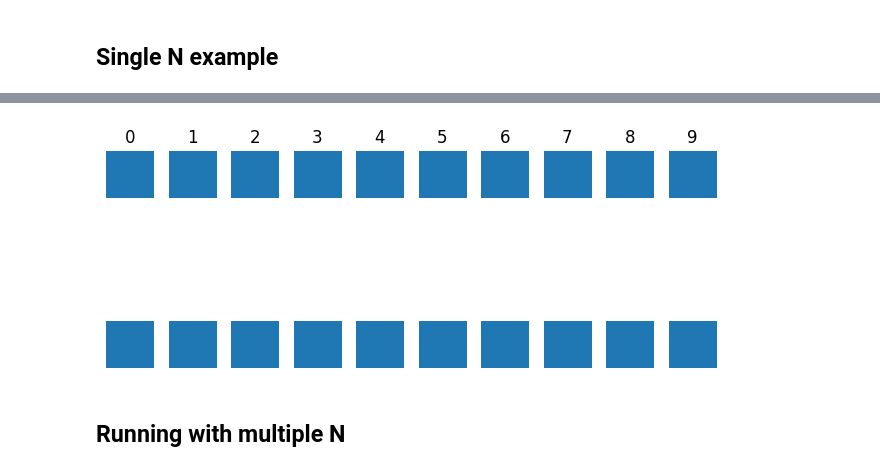
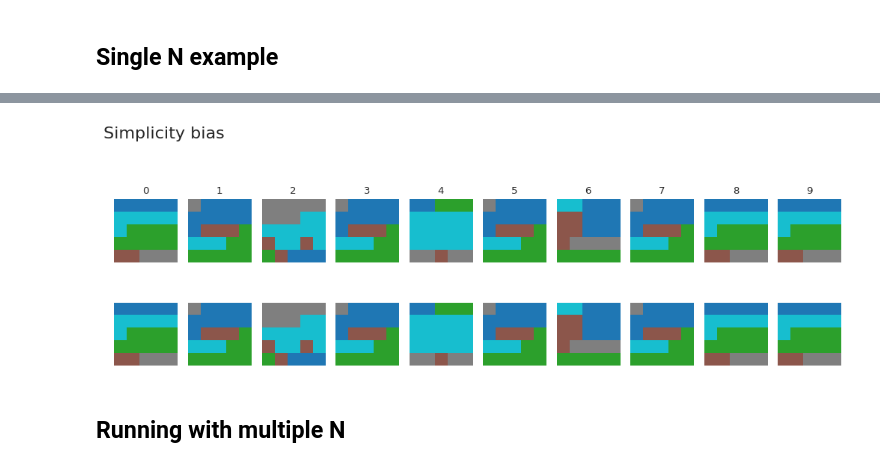
Before and after one commit to alexeykosh/2024-convexity-efficient-communication, a Jupyter notebook: RSA-model.ipynb, the cells around one changed output, grey strips where cells are left out. Cells and saved outputs as stored; diff of their text form; code cells hidden in the pictures.

```diff
--- a/RSA-model.ipynb
+++ b/RSA-model.ipynb
@@ -316,12 +357,12 @@ class Experiment:
 
             self.logs[i] = lexicons_
 # %%
-def plot_last_lexicons(model, n_iter, pos=-1):
-    fig, ax = plt.subplots(2, 10)
+def plot_last_lexicons(model, n_iter, pos=-1, title=None):
+    fig, ax = plt.subplots(2, 10, figsize=(10, 4))
 
     for i, l in enumerate(np.random.choice(range(n_iter), 10, replace=False)):
-        ax[0, i].imshow(model.logs[l]['a1'][pos], cmap='tab20', interpolation='none')
-        ax[1, i].imshow(model.logs[l]['a2'][pos], cmap='tab20', interpolation='none')
+        ax[0, i].imshow(model.logs[l]['a1'][pos], cmap='tab10', interpolation='none')
+        ax[1, i].imshow(model.logs[l]['a2'][pos], cmap='tab10', interpolation='none')
         # remove axes
         ax[0, i].axis('off')
         ax[1, i].axis('off')
@@ -332,6 +373,10 @@ def plot_last_lexicons(model, n_iter, pos=-1):
     # add labels on the left saying A1 A2
     ax[0, 0].set_ylabel('A1')
     ax[1, 0].set_ylabel('A2')
+    # add a general title
+    if title:
+        fig.suptitle(title, fontsize=16,
+                     horizontalalignment='left', x=0)
     plt.tight_layout()
     # remove gaps between subplots    plt.show()
 # %%
@@ -352,6 +397,6 @@ def calculate_normalized_mutual_info(data, n_iter, n_rounds):
 ## Single N example
 # %%
 n_iter = 100
-n_rounds = 200
+n_rounds = 100
 N = NUMBER
 shape = SHAPE
@@ -361,0 +403,2 @@ shape = SHAPE
+# %%
+L = generate_lexicons(N, shape, 20000)
@@ -390,14 +461,14 @@ mi_nconvex = calculate_normalized_mutual_info(b, n_iter, n_rounds)
 # %%
 c = Experiment(alpha=1,
                 shape=shape,
-                n=len(LS),
+                n=len(L),
                 n_iter=n_iter,
                 n_rounds=n_rounds,
-                prior= np.ones(shape[1] * shape[0]) / shape[1] * shape[0],
+                prior= np.ones(shape[0] * shape[1]) / (shape[0] * shape[1]),
                 convex=False, # convexity bias
                 treshold=0, # no treshold
-                beta=0.01, # no skew towards convex lexicons
-                Lexicons=LS,
+                beta=0.1, # simplicity bias
+                Lexicons=L,
                 simple=True) # simplicity bias)
 c.run()
 mi_simple = calculate_normalized_mutual_info(c, n_iter, n_rounds)
@@ -513,6 +602,6 @@ plot_last_lexicons(b, n_iter, pos=-1)
 # %%
-plot_last_lexicons(c, n_iter, pos=-1)
+plot_last_lexicons(c, n_iter, pos=-1, title='Simplicity bias')
 # %% [output]
-[figure, old version]
+[figure, new version]
 # %% [markdown]
 ## Running with multiple N
```
Also changed, not shown: parts of 43 cells of this notebook, 35 other files.
